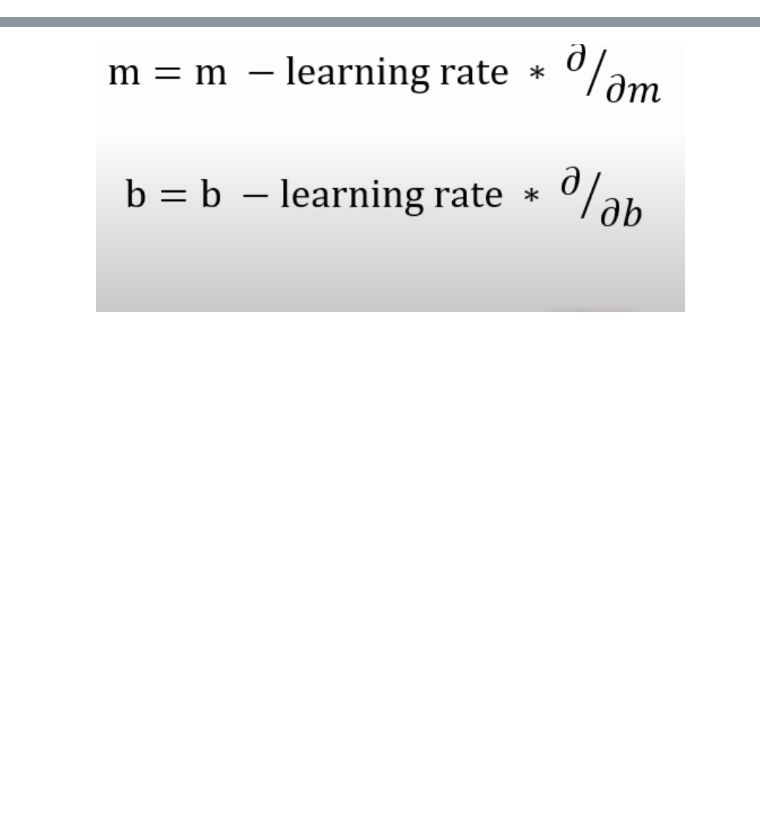
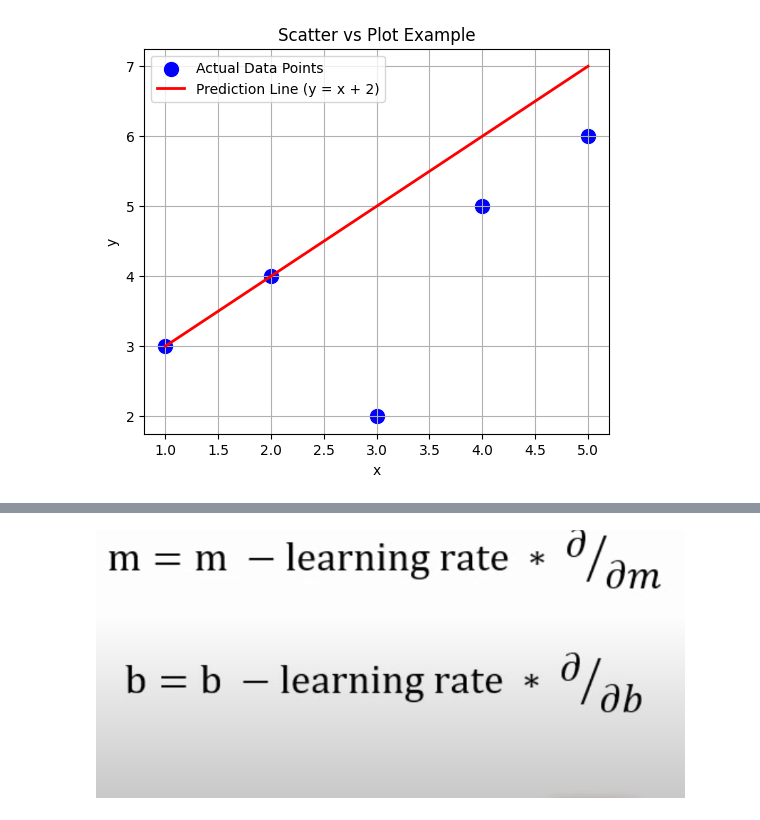
Before and after one commit to atullya/Machine-Learning, a Jupyter notebook: 03_GradientDescent&CostFunction/Gradientdescent.ipynb, the cells around one changed output, grey strips where cells are left out. Saved outputs shown, nothing was run; the diff lists cells and outputs as text; code cells hidden in the pictures; blank space fills up the shorter version.

```diff
--- a/03_GradientDescent&CostFunction/Gradientdescent.ipynb
+++ b/03_GradientDescent&CostFunction/Gradientdescent.ipynb
@@ -14,0 +50,27 @@ import numpy as np
+# %%
+import matplotlib.pyplot as plt
+import numpy as np
+
+# Sample data
+x = np.array([1, 2, 3, 4, 5])
+y = np.array([3, 4, 2, 5, 6])  # some random data points
+
+# Line equation for demonstration: y = 1x + 2
+y_line = 1 * x + 2
+
+plt.figure(figsize=(6, 5))
+
+# Scatter plot - data points
+plt.scatter(x, y, color='blue', label='Actual Data Points', s=100)
+
+# Line plot - model prediction or trend
+plt.plot(x, y_line, color='red', label='Prediction Line (y = x + 2)', linewidth=2)
+
+plt.title('Scatter vs Plot Example')
+plt.xlabel('x')
+plt.ylabel('y')
+plt.legend()
+plt.grid(True)
+plt.show()
+# %% [output]
+[figure, added]
```
Also changed, not shown: parts of 6 cells of this notebook, 27 other files.
